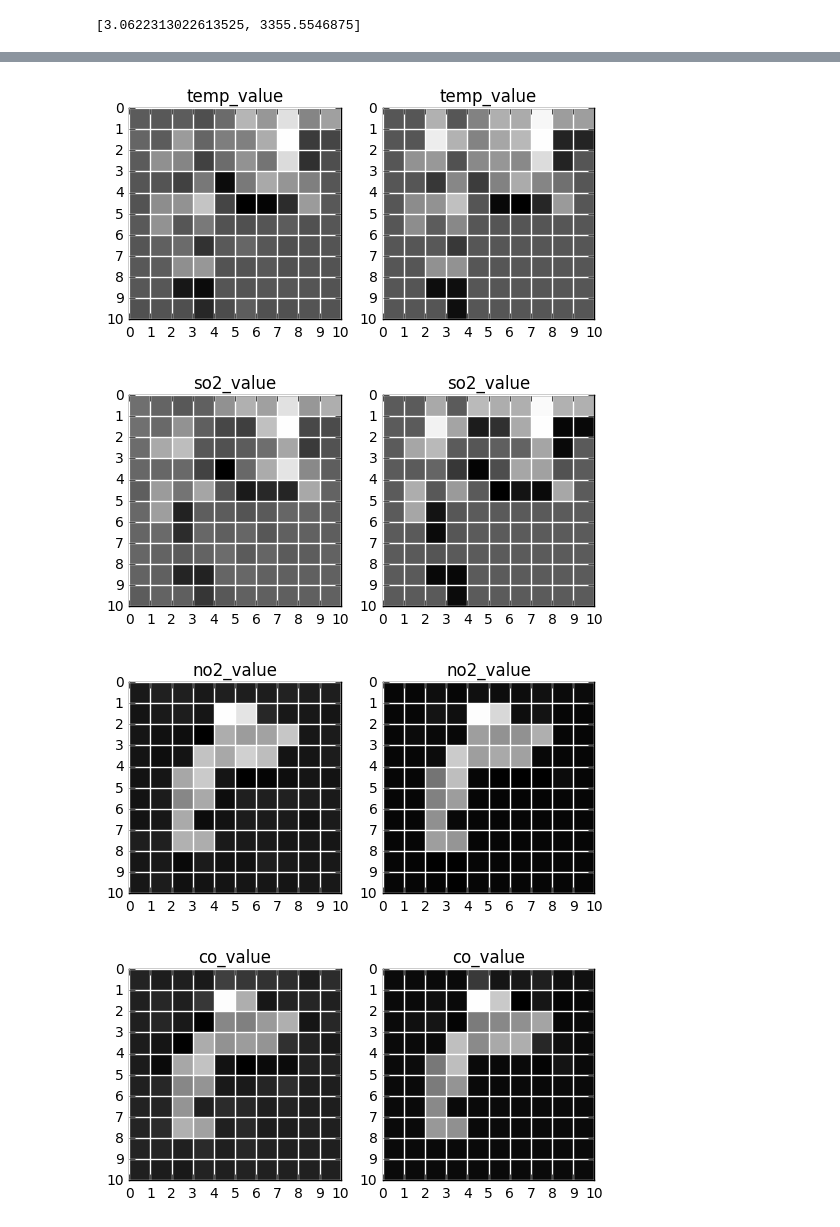
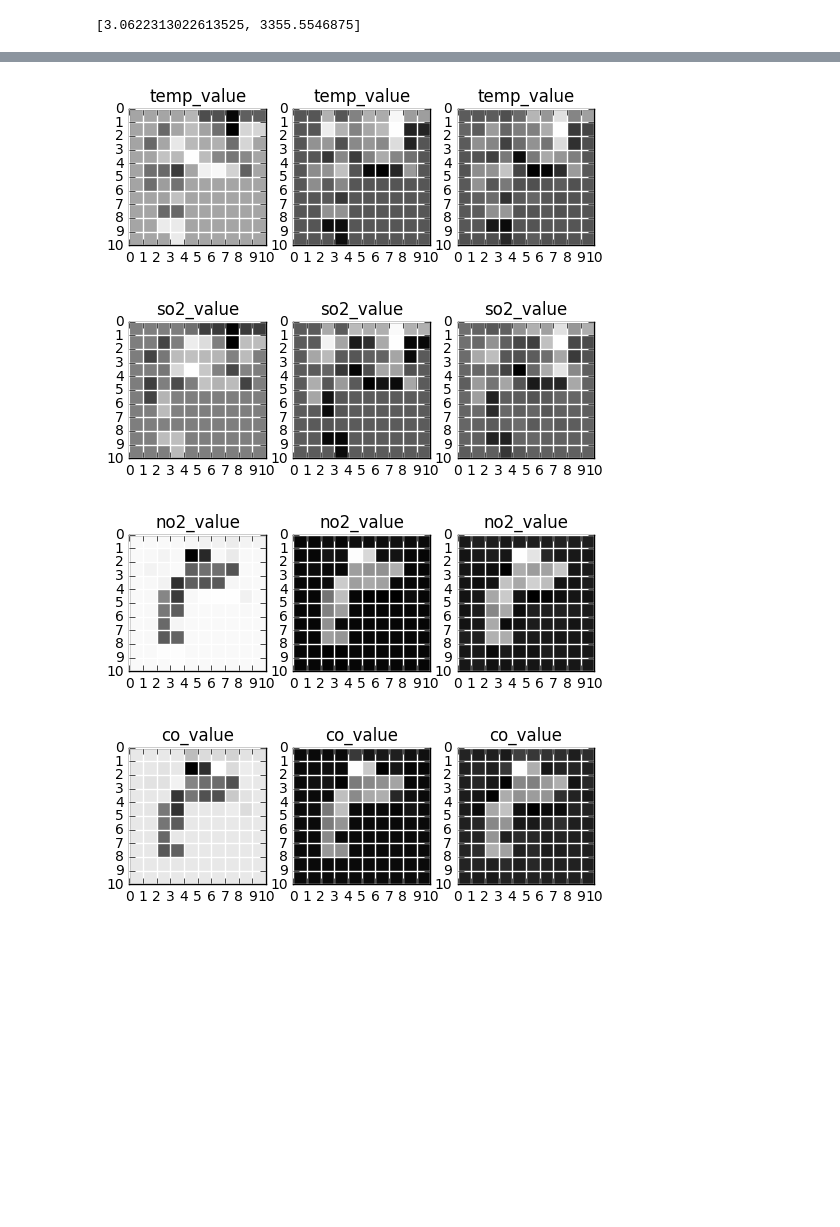
Before and after one commit to KISTI-hackathon-2017/INFORM-BUU-3, a Jupyter notebook: code/notebook.ipynb, the cells around one changed output, grey strips where cells are left out. Drawn from its saved outputs; the diff is of its cells as text; code cells hidden in the pictures; blank space fills up the shorter version.

```diff
--- a/code/notebook.ipynb
+++ b/code/notebook.ipynb
@@ -264,25 +264,13 @@ for i in range(map_stacks.shape[0]):
 18283.0
 # %%
 # plot an example of a stack map
-def plot_map_stack(map_stack, map_stack2=None):
-    for channel in range(map_stack.shape[2]):
-        if map_stack2 is not None:
-            fig, (ax1, ax2) = plt.subplots(1, 2)
-            axes = [ax1, ax2]
-            map_stacks = [map_stack, map_stack2]
-            for i in range(len(axes)):
-                ax = axes[i]
-                ax.imshow(map_stacks[i][:,:,channel], cmap='gray', interpolation='none')
-                ax.set_title(feature_columns2[channel])
-                ax.grid(color='w', linestyle='-', linewidth=1)
-                ax.set_xticks(np.arange(-0.5, 10.5, 1))
-                ax.set_yticks(np.arange(-0.5, 10.5, 1))
-                ax.set_xticklabels(np.arange(0, n_cols+1, 1))
-                ax.set_yticklabels(np.arange(0, n_rows+1, 1))
-        else:
-            plt.imshow(map_stack[:,:,channel], cmap='gray', interpolation='none')
-            plt.title(feature_columns2[channel])
-            ax = plt.gca()
+def plot_map_stack(*map_stacks):
+    for channel in range(map_stacks[0].shape[2]):
+        fig, axes = plt.subplots(1, len(map_stacks))
+        for i in range(len(map_stacks)):
+            ax = axes[i] if isinstance(axes, np.ndarray) else axes
+            ax.imshow(map_stacks[i][:,:,channel], cmap='gray', interpolation='none')
+            ax.set_title(feature_columns2[channel])
             ax.grid(color='w', linestyle='-', linewidth=1)
             ax.set_xticks(np.arange(-0.5, 10.5, 1))
             ax.set_yticks(np.arange(-0.5, 10.5, 1))
@@ -327,14 +314,14 @@ means, sd
              3.16053146e+01,   2.60623876e+03,   1.00000000e+00]]]]))
 # %%
 # start normalizing
-norm_map_stacks = (map_stacks - means) / sd
-norm_map_stacks.shape
+scaled_map_stacks = (map_stacks - means) / sd
+scaled_map_stacks.shape
 # %% [output]
 (23, 10, 10, 12)
 # %%
 # prepare input, output pairs for the model
-X = norm_map_stacks[:-1, ...]
-y = norm_map_stacks[1:, ...]
+X = scaled_map_stacks[:-1, ...]
+y = scaled_map_stacks[1:, ...]
 # y -= X
 X.shape, y.shape
 # %% [output]
@@ -428,11 +437,11 @@ model.evaluate(X_test, y_dummy, batch_size=32)
 # %%
 # try plotting prediction vs actual output
 y_pred = model.predict(X_test[:1,...]).squeeze()
-y_true = y_test[:1,...].squeeze()
-plot_map_stack(y_pred, y_true)
+y_true = y_test[0,...]
+plot_map_stack(X_test[0,...], y_true, y_pred)
 # plot_map_stack(y_true)
 # %% [output]
-[figure, old version]
+[figure, new version]
-[figure, old version]
+[figure, new version]
-[figure, old version]
+[figure, new version]
-[figure, old version]
+[figure, new version]
```
Also changed, not shown: parts of 4 cells of this notebook.
